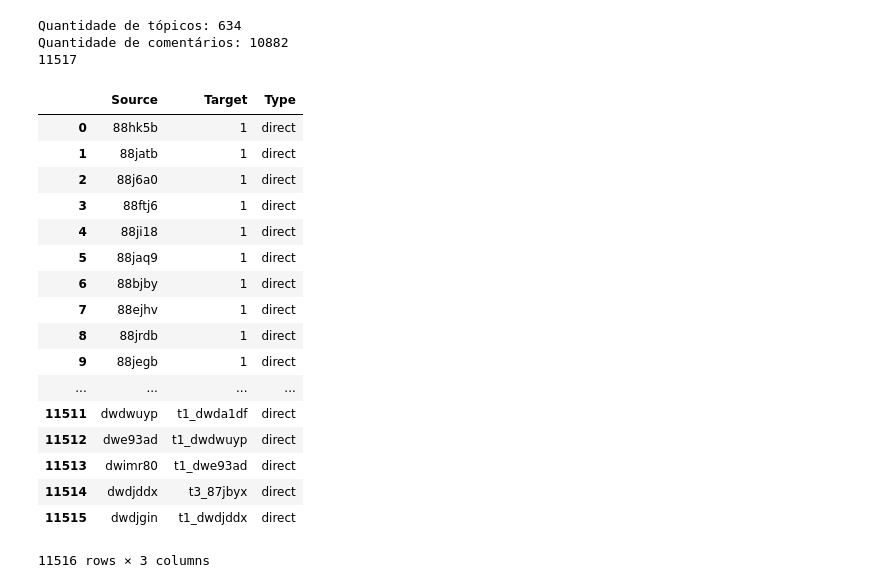
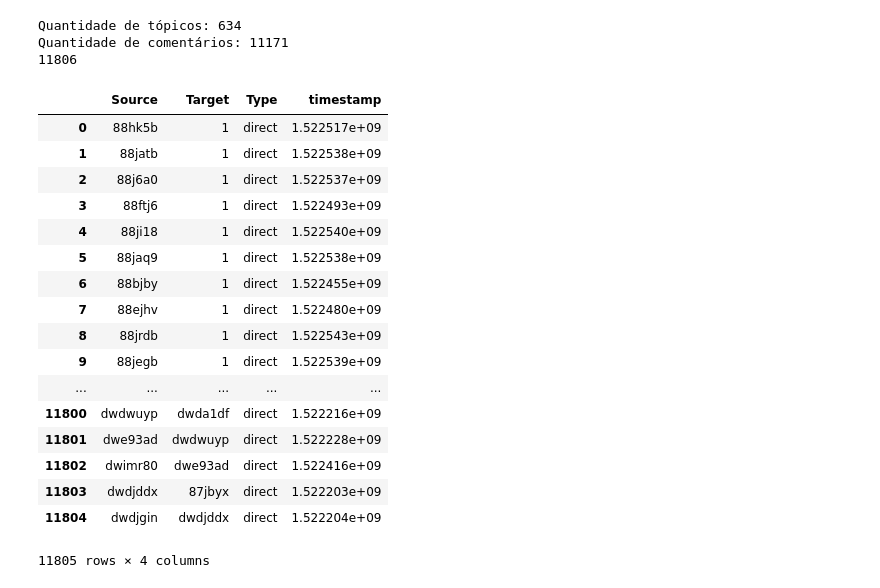
Before and after one commit to mcbsf/DataMining, a Jupyter notebook: buildNodeEdge.ipynb, the cells around one changed output. Drawn from its saved outputs; the diff is of its cells as text; code cells hidden in the pictures.

```diff
--- a/buildNodeEdge.ipynb
+++ b/buildNodeEdge.ipynb
@@ -11,6 +11,7 @@ weight_list = []
 weight_log_ups_list = []
 weight_ups_list = []
 sentiment_list = []
+timestamp_list = []
 
 id_list.append(1)
 label_list.append('Subject')
@@ -19,8 +20,8 @@ weight_list.append(1)
 weight_log_ups_list.append(1)
 weight_ups_list.append(1)
 sentiment_list.append(0L)
-
-df = pd.read_csv('csv/topics_data', sep='\t')
+timestamp_list.append(1)
+df = pd.read_csv('csv/topics_data.csv', sep='\t')
 print("Quantidade de tópicos: "+str(len(df)))
 for i in range(len(df)):
     id_list.append(df['id'][i])
@@ -33,11 +34,12 @@ for i in range(len(df)):
         weight_log_ups_list.append(math.log(df['ups'][i]))
     weight_ups_list.append(df['ups'][i])
     sentiment_list.append(0L)
+    timestamp_list.append(df['created'][i])
 
 
 
 
-df = pd.read_csv('csv/comments_data', sep='\t')
+df = pd.read_csv('csv/comments_data.csv', sep='\t')
 print("Quantidade de comentários: "+str(len(df)))
 for i in range(len(df)):
     id_list.append(df['id'][i])
@@ -45,20 +47,17 @@ for i in range(len(df)):
     author_list.append(df['author'][i])
     weight_list.append(1)
 
-
-    if id_sentimento_dict[df['id'][i]]:
-        sentiment_list.append(id_sentiment_dict[df['id'][i]])
-    else:
-        sentiment_list.append(0L)
+    sentiment_list.append(0L)
 
     if df['ups'][i] <= 1.0:
         weight_log_ups_list.append(1)
     else:
         weight_log_ups_list.append(math.log(df['ups'][i]))
     weight_ups_list.append(df['ups'][i])
+    timestamp_list.append(df['created'][i])
 
 
-d = {'id': id_list, 'Label': label_list, 'Author': author_list, 'Weight':weight_list, 'Weight_Log_Ups':weight_log_ups_list, 'Weight_Ups':weight_ups_list, 'Sentiment': sentiment_list}
+d = {'id': id_list, 'Label': label_list, 'Author': author_list, 'Weight':weight_list, 'Weight_Log_Ups':weight_log_ups_list, 'Weight_Ups':weight_ups_list, 'Sentiment': sentiment_list,'timestamp': timestamp_list}
 df = pd.DataFrame(data=d)
 df
 # %% [output]
@@ -89,58 +88,60 @@ df.to_csv("genphi/node.csv", encoding='utf-8', index = False)
 source_list = []
 target_list = []
 type_list = []
-
+timestamp_list = []
 
 id_list.append(1)
 label_list.append('Subject')
 author_list.append(1)
 
 
 
 
-df = pd.read_csv('csv/topics_data', sep='\t')
+df = pd.read_csv('csv/topics_data.csv', sep='\t')
 print("Quantidade de tópicos: "+str(len(df)))
 for i in range(len(df)):
     source_list.append(str(df['id'][i]))
     target_list.append('1')
     type_list.append('direct')
+    timestamp_list.append(df['created'][i])
 
-df = pd.read_csv('csv/comments_data', sep='\t')
+df = pd.read_csv('csv/comments_data.csv', sep='\t')
 df_aux_sentiments = pd.read_csv('csv/comments_data_and_sentiments.csv', sep='\t')
 id_sentiment_hash = zip(df_aux_sentiments['id'], df_aux_sentiments['sentiments'])
 id_sentiment_dict = dict(id_sentiment_hash)
 print("Quantidade de comentários: "+str(len(df)))
 for i in range(len(df)):
     source_list.append(str(df['id'][i]))
-    target_list.append(df['parent_id'][i])
+    target_list.append(df['parent_id'][i][3:])
     type_list.append('direct')
+    timestamp_list.append(df['created'][i])
 
 
 print(len(sentiment_list))
-d = {'Source': source_list, 'Target': target_list, 'Type': type_list}
+d = {'Source': source_list, 'Target': target_list, 'Type': type_list, 'timestamp':timestamp_list}
 df = pd.DataFrame(data=d)
 df
 # %% [output]
 Quantidade de tópicos: 634
-Quantidade de comentários: 10882
-11517
+Quantidade de comentários: 11171
+11806
-|  | Source | Target | Type |
-| 0 | 88hk5b | 1 | direct |
-| 1 | 88jatb | 1 | direct |
-| 2 | 88j6a0 | 1 | direct |
-| 3 | 88ftj6 | 1 | direct |
-| 4 | 88ji18 | 1 | direct |
-| 5 | 88jaq9 | 1 | direct |
-| 6 | 88bjby | 1 | direct |
-| 7 | 88ejhv | 1 | direct |
-| 8 | 88jrdb | 1 | direct |
-| 9 | 88jegb | 1 | direct |
-| ... | ... | ... | ... |
-| 11511 | dwdwuyp | t1_dwda1df | direct |
-| 11512 | dwe93ad | t1_dwdwuyp | direct |
-| 11513 | dwimr80 | t1_dwe93ad | direct |
-| 11514 | dwdjddx | t3_87jbyx | direct |
-| 11515 | dwdjgin | t1_dwdjddx | direct |
+|  | Source | Target | Type | timestamp |
+| 0 | 88hk5b | 1 | direct | 1.522517e+09 |
+| 1 | 88jatb | 1 | direct | 1.522538e+09 |
+| 2 | 88j6a0 | 1 | direct | 1.522537e+09 |
+| 3 | 88ftj6 | 1 | direct | 1.522493e+09 |
+| 4 | 88ji18 | 1 | direct | 1.522540e+09 |
+| 5 | 88jaq9 | 1 | direct | 1.522538e+09 |
+| 6 | 88bjby | 1 | direct | 1.522455e+09 |
+| 7 | 88ejhv | 1 | direct | 1.522480e+09 |
+| 8 | 88jrdb | 1 | direct | 1.522543e+09 |
+| 9 | 88jegb | 1 | direct | 1.522539e+09 |
+| ... | ... | ... | ... | ... |
+| 11800 | dwdwuyp | dwda1df | direct | 1.522216e+09 |
+| 11801 | dwe93ad | dwdwuyp | direct | 1.522228e+09 |
+| 11802 | dwimr80 | dwe93ad | direct | 1.522416e+09 |
+| 11803 | dwdjddx | 87jbyx | direct | 1.522203e+09 |
+| 11804 | dwdjgin | dwdjddx | direct | 1.522204e+09 |
-11516 rows × 3 columns
+11805 rows × 4 columns
 # %%
 df.to_csv("genphi/edge.csv", encoding='utf-8', index = False)
```
Also changed, not shown: parts of 1 cell of this notebook, 30 other files.
